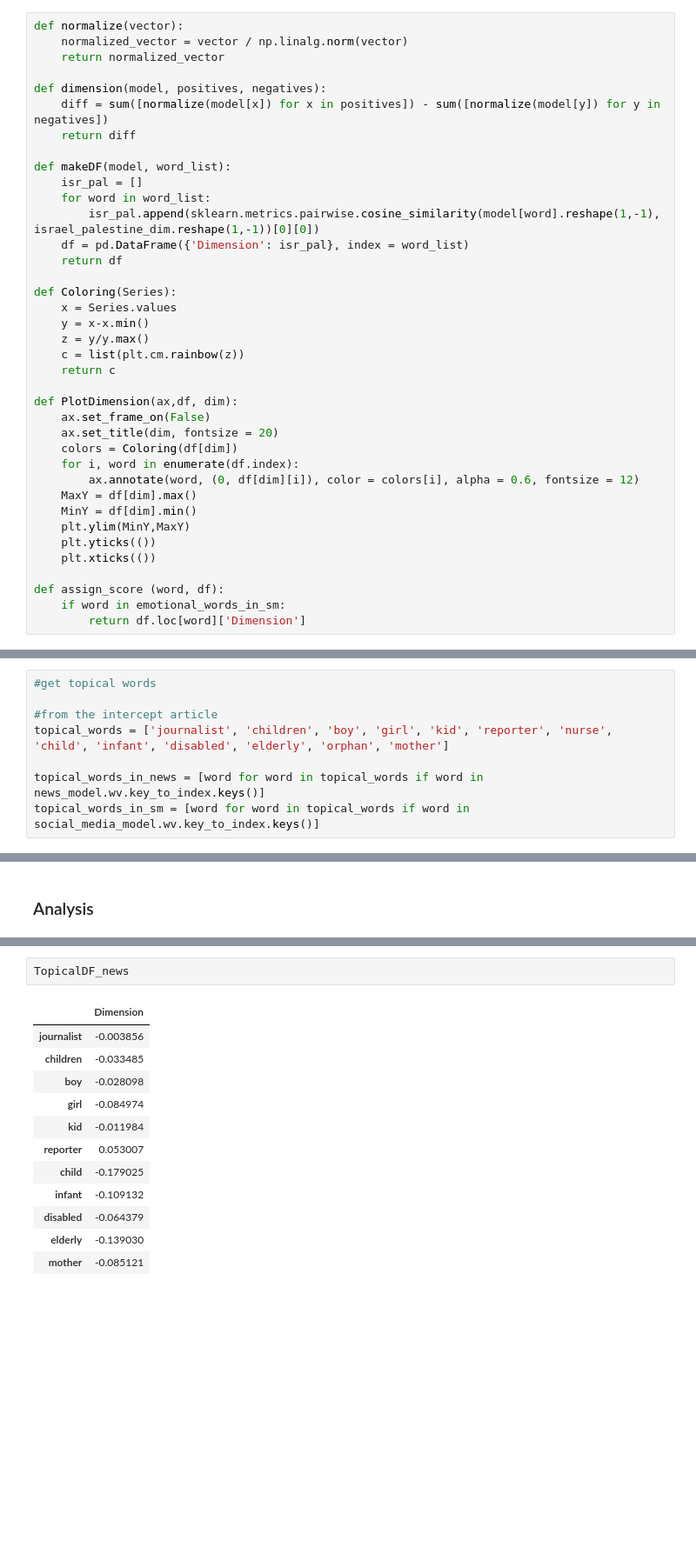
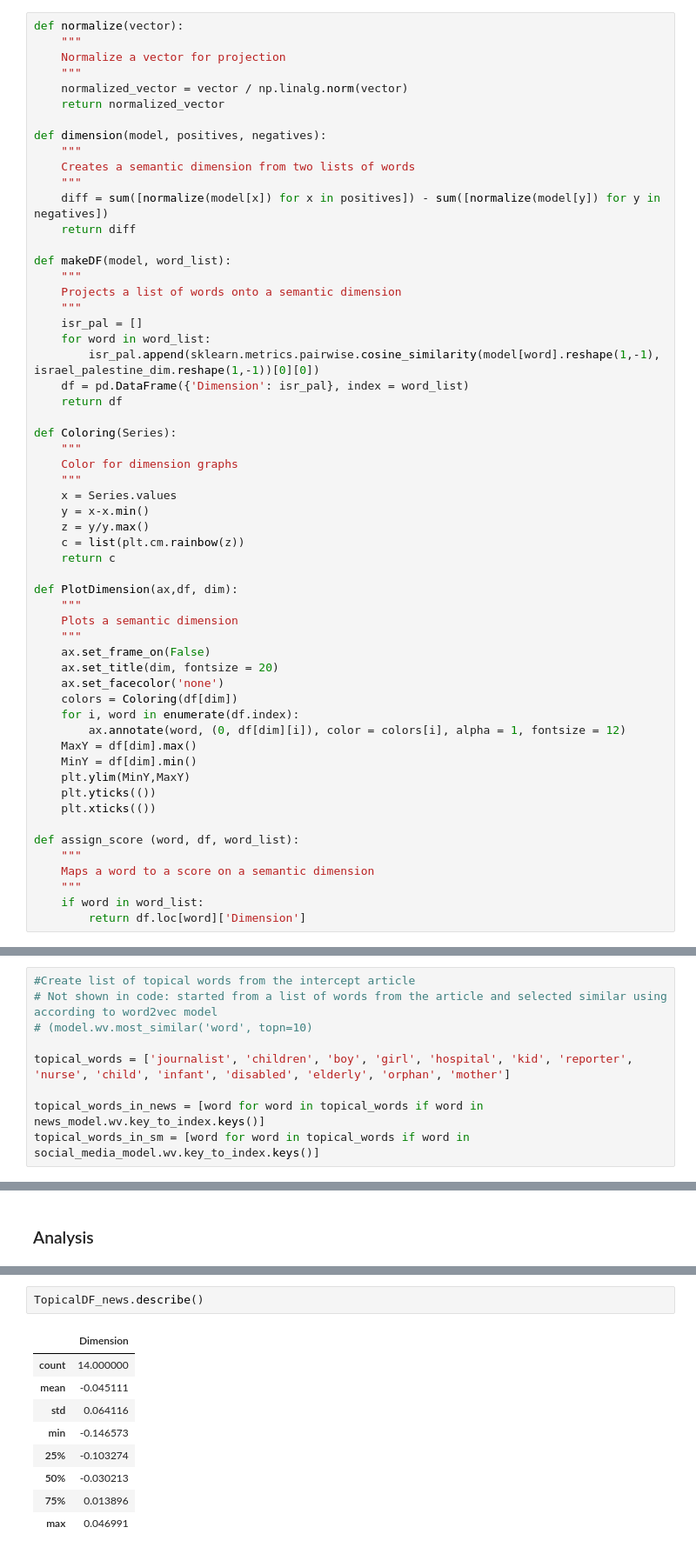
Before and after one commit to macs30122-winter24/final-project-chattbd, a Jupyter notebook: Text_analyzer.ipynb, the cells around one changed output, grey strips where cells are left out. Shown at 87% size. Cells and saved outputs as stored; diff of their text form; blank space fills up the shorter version.

```diff
--- a/Text_analyzer.ipynb
+++ b/Text_analyzer.ipynb
@@ -6,13 +9,22 @@ import pandas as pd
 # %%
 def normalize(vector):
+    """
+    Normalize a vector for projection
+    """
     normalized_vector = vector / np.linalg.norm(vector)
     return normalized_vector
 
 def dimension(model, positives, negatives):
+    """
+    Creates a semantic dimension from two lists of words
+    """
     diff = sum([normalize(model[x]) for x in positives]) - sum([normalize(model[y]) for y in negatives])
     return diff
 
 def makeDF(model, word_list):
+    """
+    Projects a list of words onto a semantic dimension
+    """
     isr_pal = []
     for word in word_list:
         isr_pal.append(sklearn.metrics.pairwise.cosine_similarity(model[word].reshape(1,-1), israel_palestine_dim.reshape(1,-1))[0][0])
@@ -20,6 +32,9 @@ def makeDF(model, word_list):
     return df
 
 def Coloring(Series):
+    """
+    Color for dimension graphs
+    """
     x = Series.values
     y = x-x.min()
     z = y/y.max()
@@ -27,17 +42,24 @@ def Coloring(Series):
     return c
 
 def PlotDimension(ax,df, dim):
+    """
+    Plots a semantic dimension
+    """
     ax.set_frame_on(False)
     ax.set_title(dim, fontsize = 20)
+    ax.set_facecolor('none')
     colors = Coloring(df[dim])
     for i, word in enumerate(df.index):
-        ax.annotate(word, (0, df[dim][i]), color = colors[i], alpha = 0.6, fontsize = 12)
+        ax.annotate(word, (0, df[dim][i]), color = colors[i], alpha = 1, fontsize = 12)
     MaxY = df[dim].max()
     MinY = df[dim].min()
     plt.ylim(MinY,MaxY)
     plt.yticks(())
     plt.xticks(())
 
-def assign_score (word, df):
-    if word in emotional_words_in_sm:
+def assign_score (word, df, word_list):
+    """
+    Maps a word to a score on a semantic dimension
+    """
+    if word in word_list:
         return df.loc[word]['Dimension']
@@ -62,10 +90,11 @@ ValueError: Sample larger than population or is negative
 # %% [markdown]
 ### Topical words
 # %%
-#get topical words
+#Create list of topical words from the intercept article
+# Not shown in code: started from a list of words from the article and selected similar using according to word2vec model
+# (model.wv.most_similar('word', topn=10)
 
-#from the intercept article
-topical_words = ['journalist', 'children', 'boy', 'girl', 'kid', 'reporter', 'nurse', 'child', 'infant', 'disabled', 'elderly', 'orphan', 'mother']
+topical_words = ['journalist', 'children', 'boy', 'girl', 'hospital', 'kid', 'reporter', 'nurse', 'child', 'infant', 'disabled', 'elderly', 'orphan', 'mother']
 
 topical_words_in_news = [word for word in topical_words if word in news_model.wv.key_to_index.keys()]
 topical_words_in_sm = [word for word in topical_words if word in social_media_model.wv.key_to_index.keys()]
@@ -163,15 +235,12 @@ ip_df = pd.read_pickle('ip_df.pkl')
 # %%
-TopicalDF_news
+TopicalDF_news.describe()
 # %% [output]
 |  | Dimension |
-| journalist | -0.003856 |
-| children | -0.033485 |
-| boy | -0.028098 |
-| girl | -0.084974 |
-| kid | -0.011984 |
-| reporter | 0.053007 |
-| child | -0.179025 |
-| infant | -0.109132 |
-| disabled | -0.064379 |
-| elderly | -0.139030 |
-| mother | -0.085121 |
+| count | 14.000000 |
+| mean | -0.045111 |
+| std | 0.064116 |
+| min | -0.146573 |
+| 25% | -0.103274 |
+| 50% | -0.030213 |
+| 75% | 0.013896 |
+| max | 0.046991 |
```
Also changed, not shown: parts of 32 cells of this notebook.
